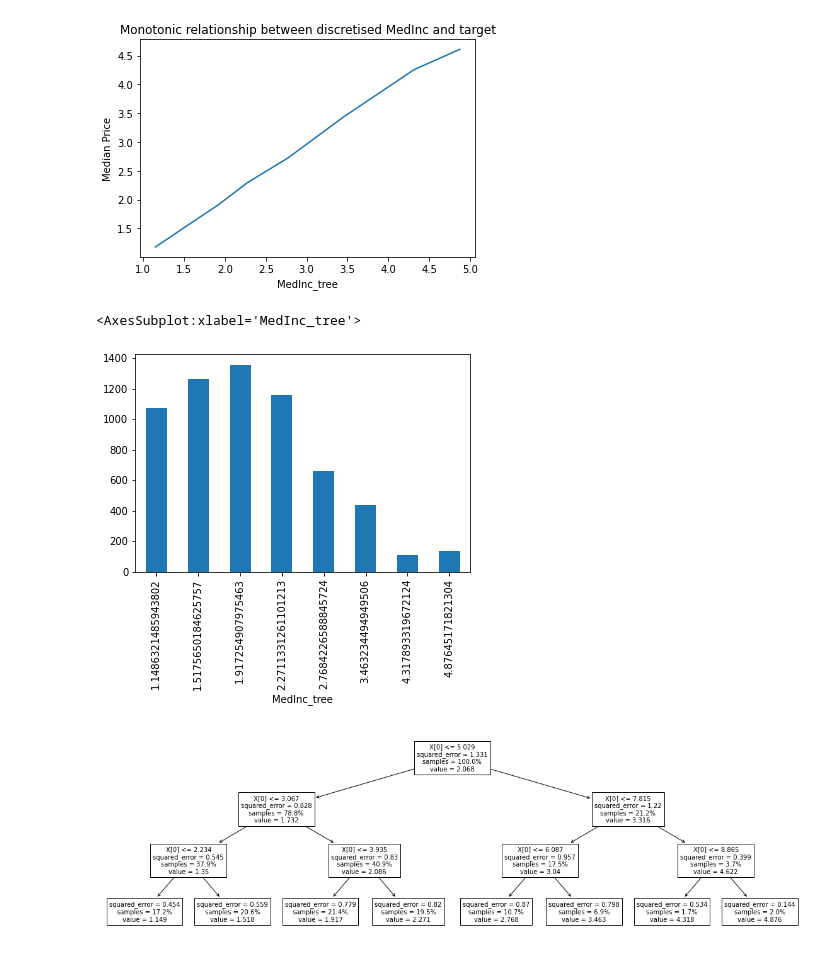
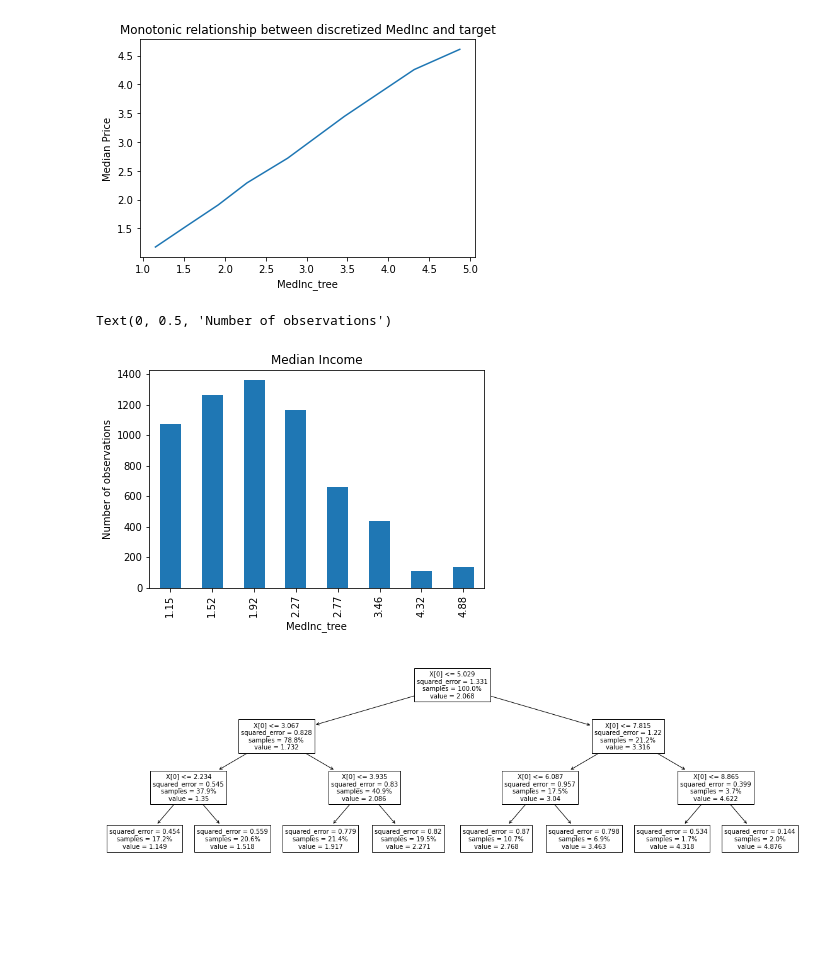
Before and after one commit to PacktPublishing/Python-Feature-Engineering-Cookbook-Second-Edition, a Jupyter notebook: ch04-discretization/Recipe-6-Discretisation-with-decision-trees.ipynb, the cells around one changed output. Cells and saved outputs as stored; diff of their text form; code cells hidden in the pictures; blank space fills up the shorter version.

```diff
--- a/ch04-discretization/Recipe-6-Discretisation-with-decision-trees.ipynb
+++ b/ch04-discretization/Recipe-6-Discretisation-with-decision-trees.ipynb
@@ -72,10 +73,13 @@ Text(0, 0.5, 'Median Price')
 # %%
 # plot number of observations per "bin"
 
+X_test["MedInc_tree"] = np.round(X_test["MedInc_tree"],2)
 X_test.groupby(["MedInc_tree"])["MedInc"].count().plot.bar()
+plt.title("Median Income")
+plt.ylabel("Number of observations")
 # %% [output]
-<AxesSubplot:xlabel='MedInc_tree'>
+Text(0, 0.5, 'Number of observations')
-[figure, old version]
+[figure, new version]
 # %%
 # let's analyize the decision tree
 
```
Also changed, not shown: parts of 3 cells of this notebook, 6 other files.
